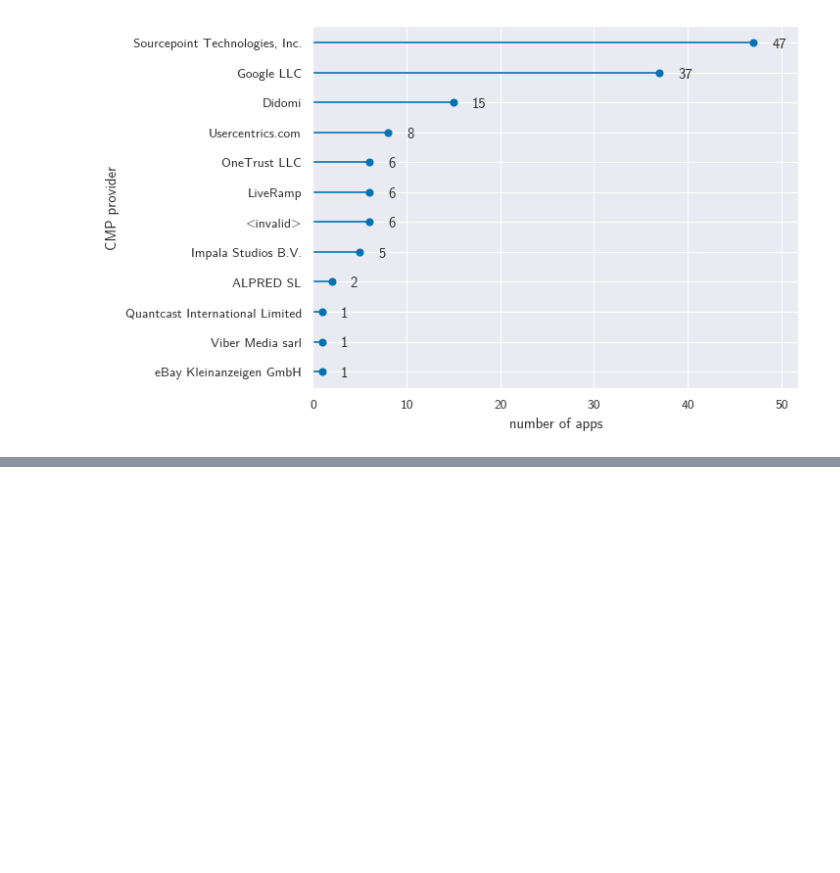
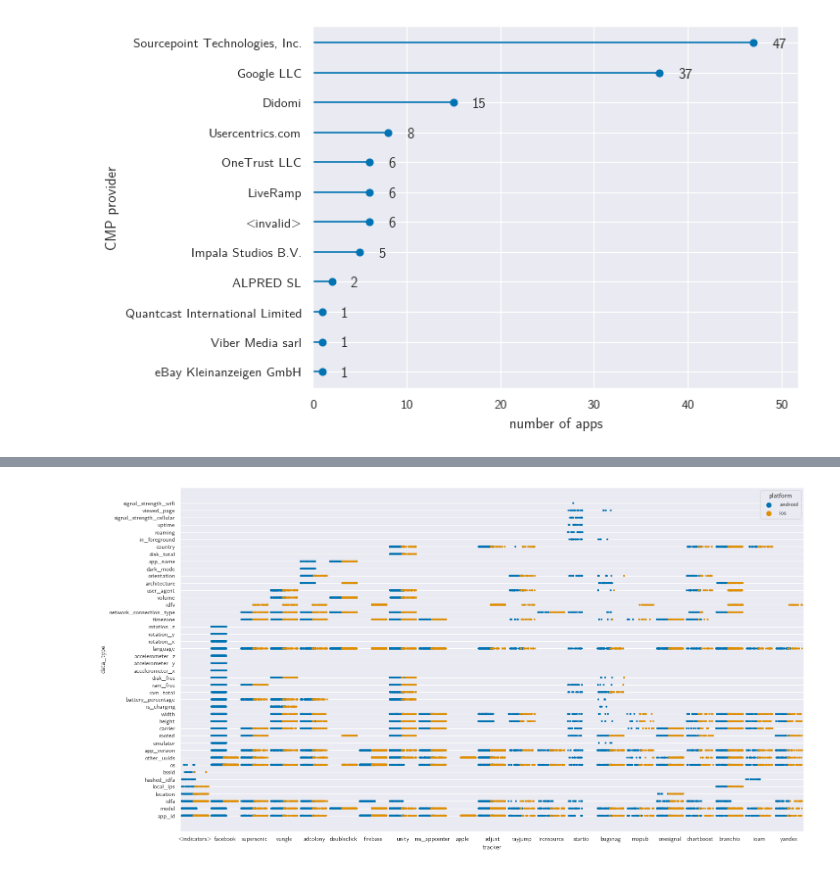
Before and after one commit to baltpeter/thesis-mobile-consent-dialogs, a Jupyter notebook: src/graphs.ipynb, the cells around one changed output, grey strips where cells are left out. Saved outputs shown, nothing was run; the diff lists cells and outputs as text; code cells hidden in the pictures; blank space fills up the shorter version.

Commit message:
Analyse data apps send to trackers

```diff
--- a/src/graphs.ipynb
+++ b/src/graphs.ipynb
@@ -166,0 +167,9 @@ fig.savefig(os.path.join(graphs_dir, 'exodus_tracker_counts.pdf'),
+# %%
+for type in ['initial']:
+    csv = pd.read_csv(os.path.join(
+        data_dir, f'apps_trackers_data_types_{type}.csv'), on_bad_lines='error')
+
+    fig, ax = plt.subplots(figsize=[3*default_figsize_x, 2.5*default_figsize_y])
+    sns.stripplot(x="tracker", y="data_type", hue="platform", jitter=0.5, dodge=True, size=3, data=csv, ax=ax)
+# %% [output]
+[figure, added]
```
Also changed, not shown: parts of 3 cells of this notebook, 10 other files.
